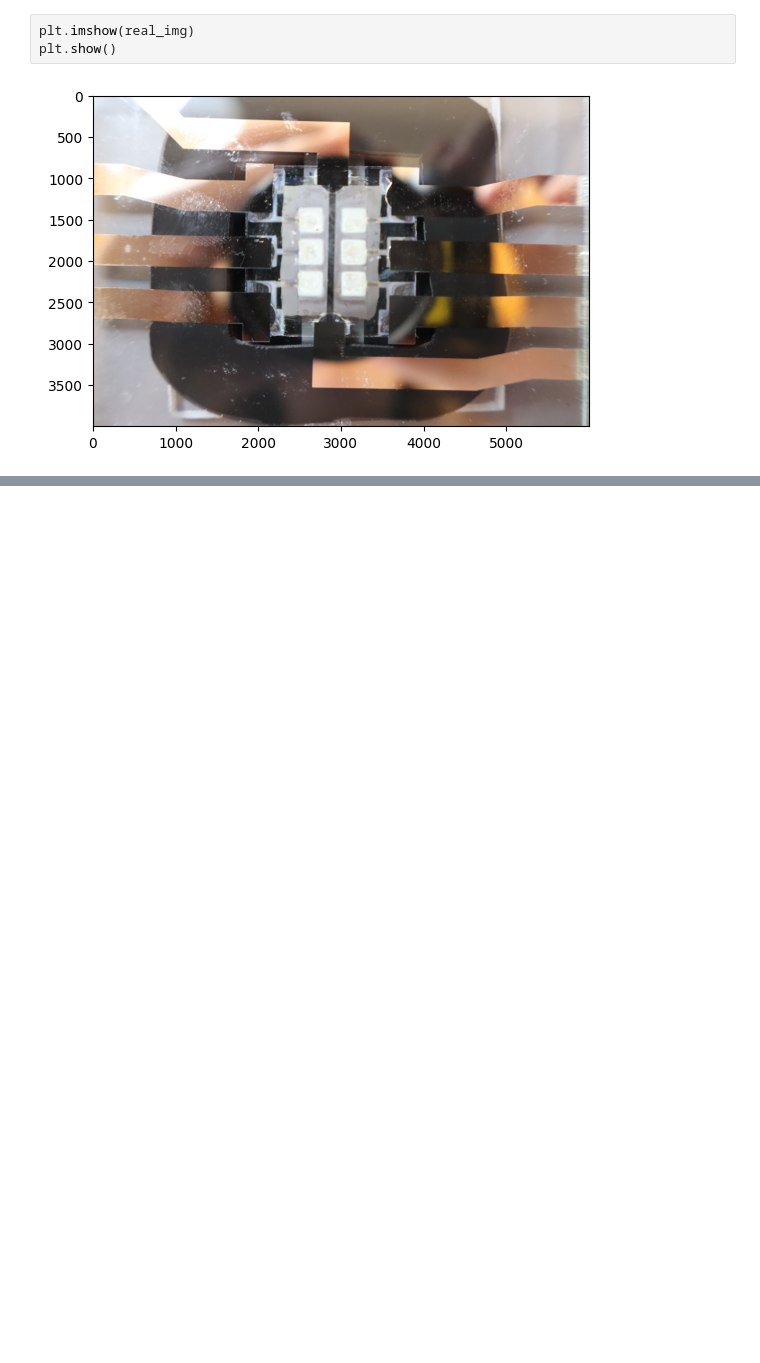
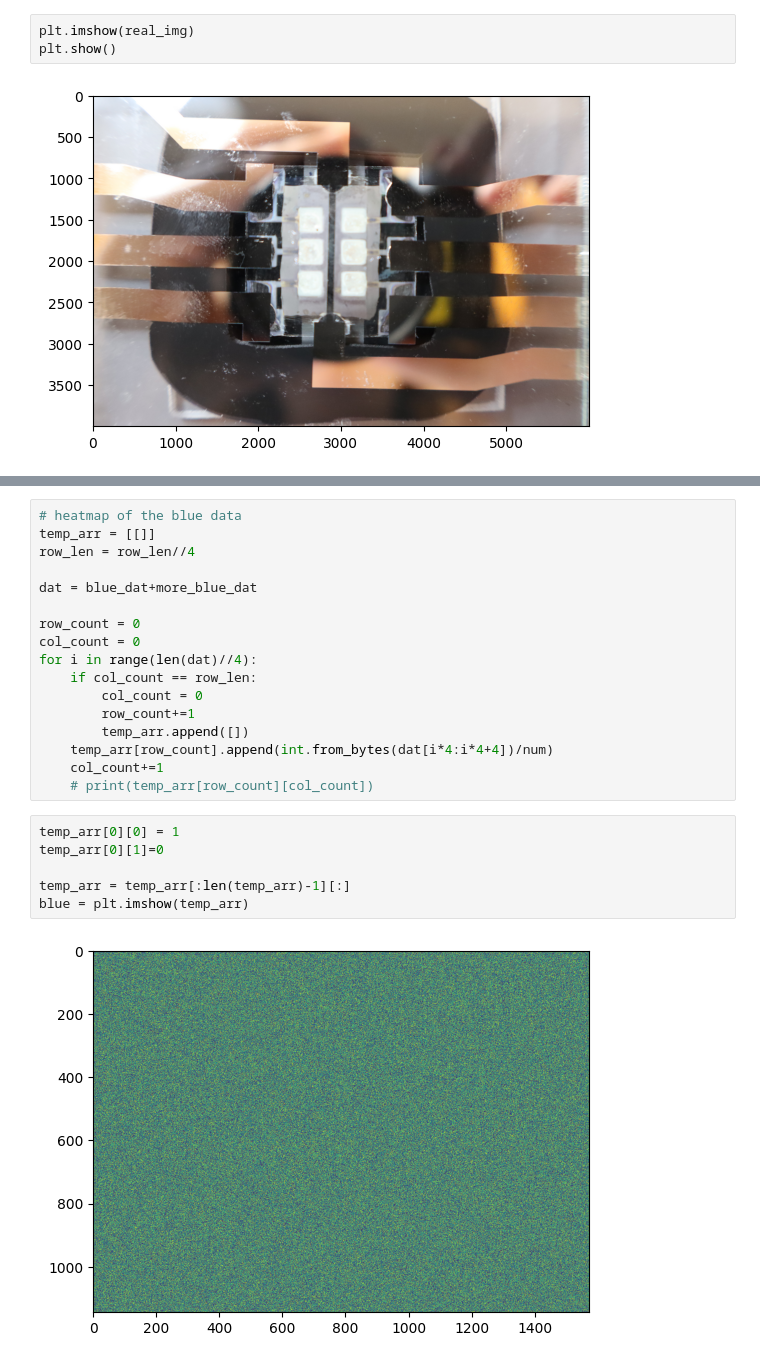
Before and after one commit to 42IceLollies/summer_research_26, a Jupyter notebook: extract_Crx.ipynb, the cells around one changed output, grey strips where cells are left out. Cells and saved outputs as stored; diff of their text form; blank space fills up the shorter version.

```diff
--- a/extract_Crx.ipynb
+++ b/extract_Crx.ipynb
@@ -218 +242,26 @@ print(4056*6288)
 25504128
+# %%
+# heatmap of the blue data
+temp_arr = [[]]
+row_len = row_len//4
+
+dat = blue_dat+more_blue_dat
+
+row_count = 0
+col_count = 0
+for i in range(len(dat)//4):
+    if col_count == row_len:
+        col_count = 0
+        row_count+=1
+        temp_arr.append([])
+    temp_arr[row_count].append(int.from_bytes(dat[i*4:i*4+4])/num)
+    col_count+=1
+    # print(temp_arr[row_count][col_count])
+# %%
+temp_arr[0][0] = 1
+temp_arr[0][1]=0
+
+temp_arr = temp_arr[:len(temp_arr)-1][:]
+blue = plt.imshow(temp_arr)
+# %% [output]
+[figure, added]
```
Also changed, not shown: parts of 5 cells of this notebook, 4 other files.
